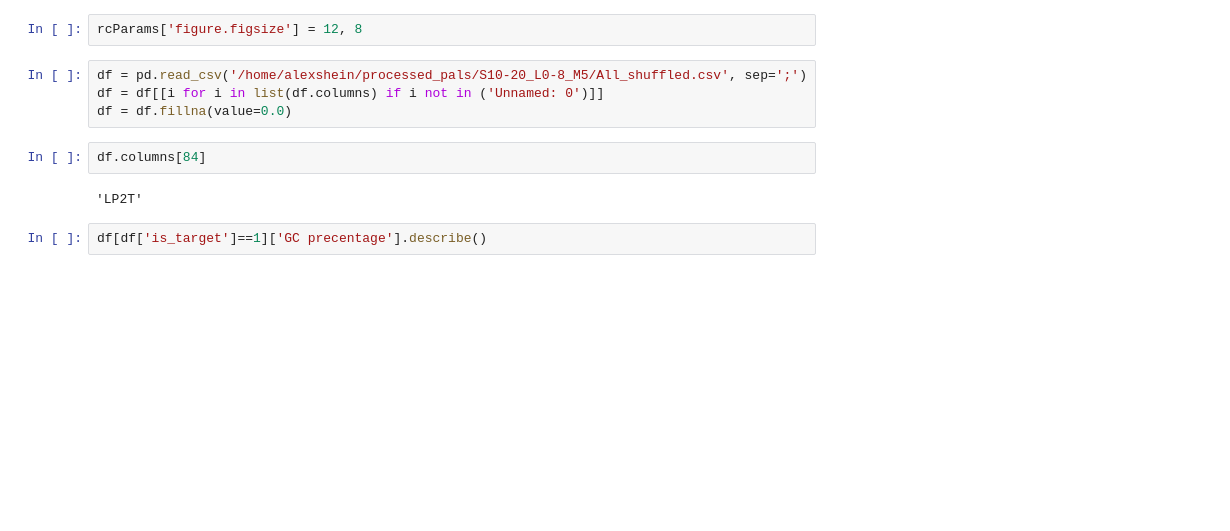
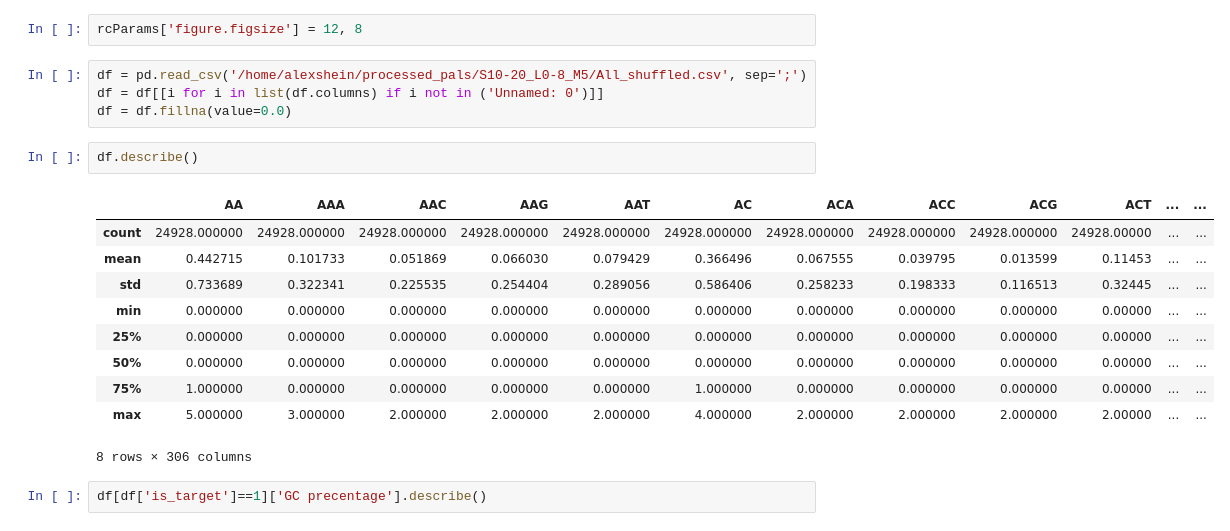
Before and after one commit to AlexShein/transposons, a Jupyter notebook: ipython/Non-sequence_based/ML_results_experiment_v2_Alu_vs_random.ipynb, the cells around one changed output. Cells and saved outputs as stored; diff of their text form; blank space fills up the shorter version.

```diff
--- a/ipython/Non-sequence_based/ML_results_experiment_v2_Alu_vs_random.ipynb
+++ b/ipython/Non-sequence_based/ML_results_experiment_v2_Alu_vs_random.ipynb
@@ -21,10 +21,19 @@ rcParams['figure.figsize'] = 12, 8
 df = pd.read_csv('/home/alexshein/processed_pals/S10-20_L0-8_M5/All_shuffled.csv', sep=';')
 df = df[[i for i in list(df.columns) if i not in ('Unnamed: 0')]]
 df = df.fillna(value=0.0)
-# %%
-df.columns[84]
-# %% [output]
-'LP2T'
+# %%
+df.describe()
+# %% [output]
+|  | AA | AAA | AAC | AAG | AAT | AC | ACA | ACC | ACG | ACT | ... | ... |
+| count | 24928.000000 | 24928.000000 | 24928.000000 | 24928.000000 | 24928.000000 | 24928.000000 | 24928.000000 | 24928.000000 | 24928.000000 | 24928.00000 | ... | ... |
+| mean | 0.442715 | 0.101733 | 0.051869 | 0.066030 | 0.079429 | 0.366496 | 0.067555 | 0.039795 | 0.013599 | 0.11453 | ... | ... |
+| std | 0.733689 | 0.322341 | 0.225535 | 0.254404 | 0.289056 | 0.586406 | 0.258233 | 0.198333 | 0.116513 | 0.32445 | ... | ... |
+| min | 0.000000 | 0.000000 | 0.000000 | 0.000000 | 0.000000 | 0.000000 | 0.000000 | 0.000000 | 0.000000 | 0.00000 | ... | ... |
+| 25% | 0.000000 | 0.000000 | 0.000000 | 0.000000 | 0.000000 | 0.000000 | 0.000000 | 0.000000 | 0.000000 | 0.00000 | ... | ... |
+| 50% | 0.000000 | 0.000000 | 0.000000 | 0.000000 | 0.000000 | 0.000000 | 0.000000 | 0.000000 | 0.000000 | 0.00000 | ... | ... |
+| 75% | 1.000000 | 0.000000 | 0.000000 | 0.000000 | 0.000000 | 1.000000 | 0.000000 | 0.000000 | 0.000000 | 0.00000 | ... | ... |
+| max | 5.000000 | 3.000000 | 2.000000 | 2.000000 | 2.000000 | 4.000000 | 2.000000 | 2.000000 | 2.000000 | 2.00000 | ... | ... |
+8 rows × 306 columns
 # %%
 df[df['is_target']==1]['GC precentage'].describe()
 # %% [output]
```
Also changed, not shown: parts of 6 cells of this notebook, 4 other files.
